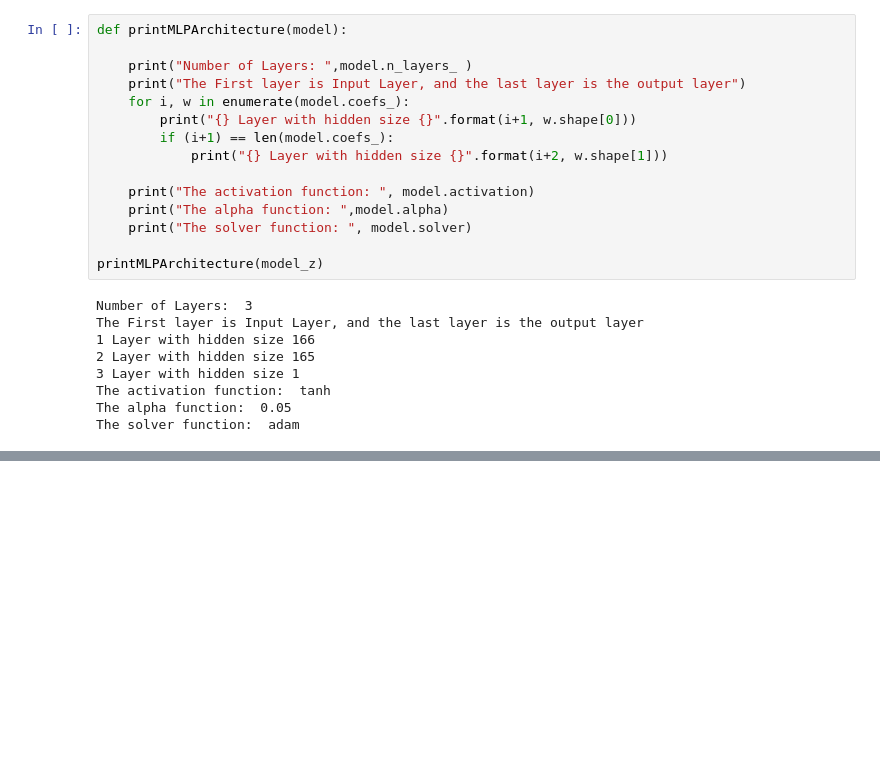
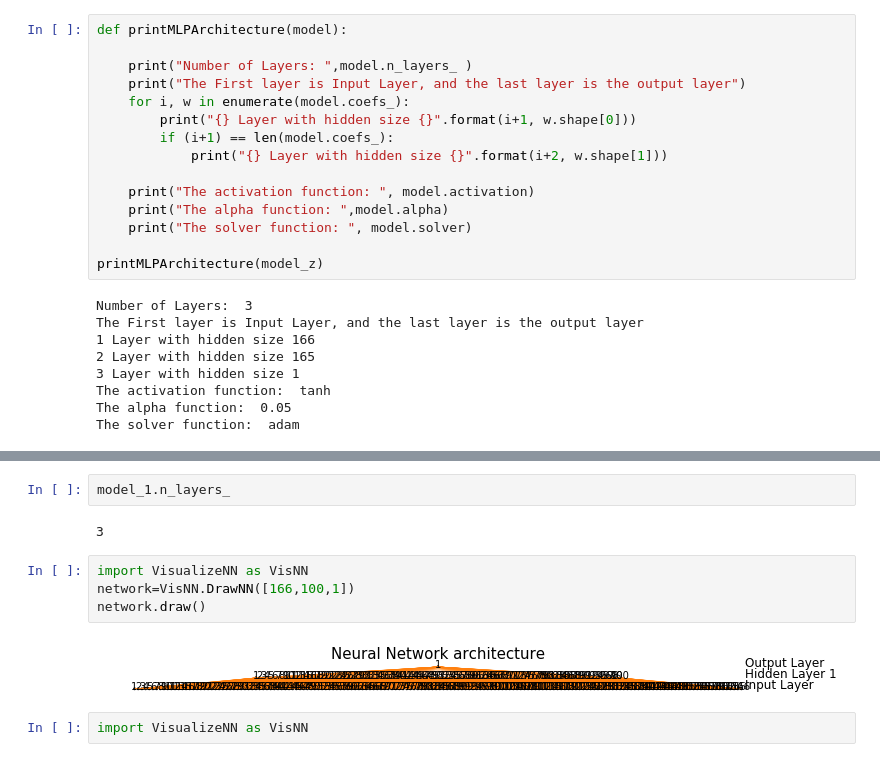
Before and after one commit to thanh31596/stephenvucovid, a Jupyter notebook: NeuralNetwork just code and look cleaner.ipynb, the cells around one changed output, grey strips where cells are left out. Drawn from its saved outputs; the diff is of its cells as text; blank space fills up the shorter version.

```diff
--- a/NeuralNetwork just code and look cleaner.ipynb
+++ b/NeuralNetwork just code and look cleaner.ipynb
@@ -474,0 +493,12 @@ The solver function:  adam
+# %%
+model_1.n_layers_
+# %% [output]
+3
+# %%
+import VisualizeNN as VisNN
+network=VisNN.DrawNN([166,100,1])
+network.draw()
+# %% [output]
+[figure, added]
+# %%
+import VisualizeNN as VisNN
```
Also changed, not shown: parts of 11 cells of this notebook, 30 other files.
